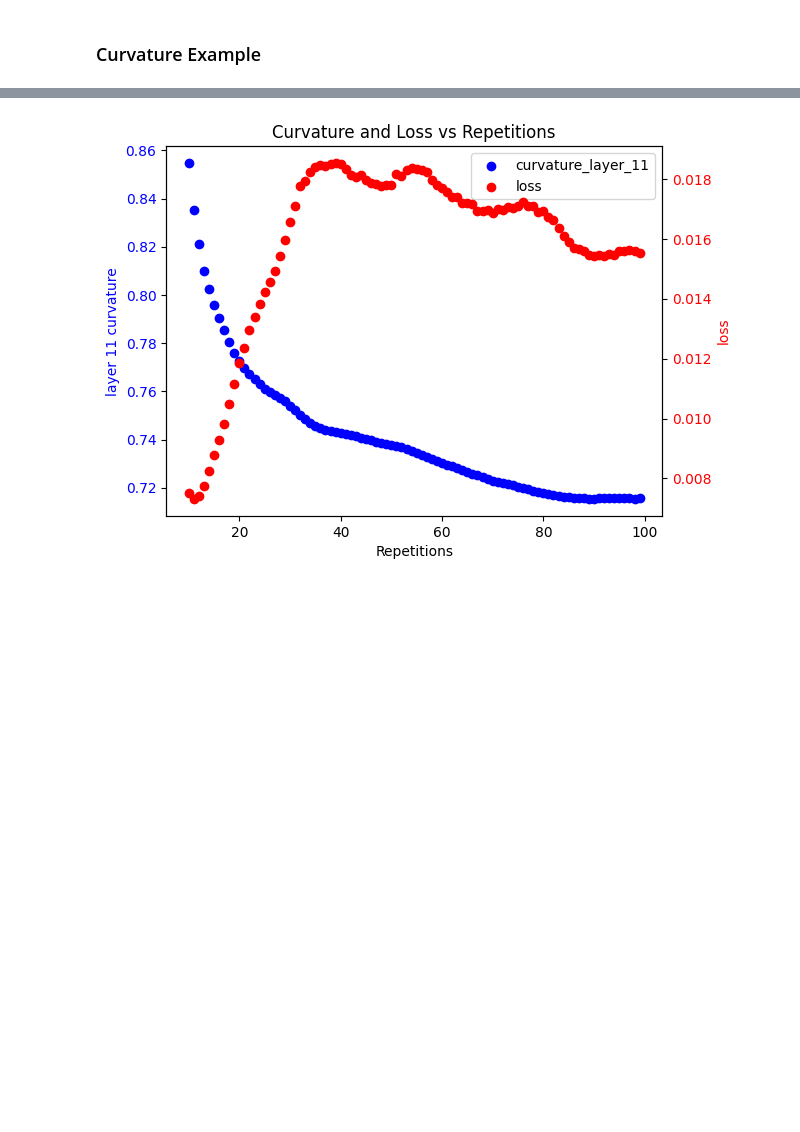
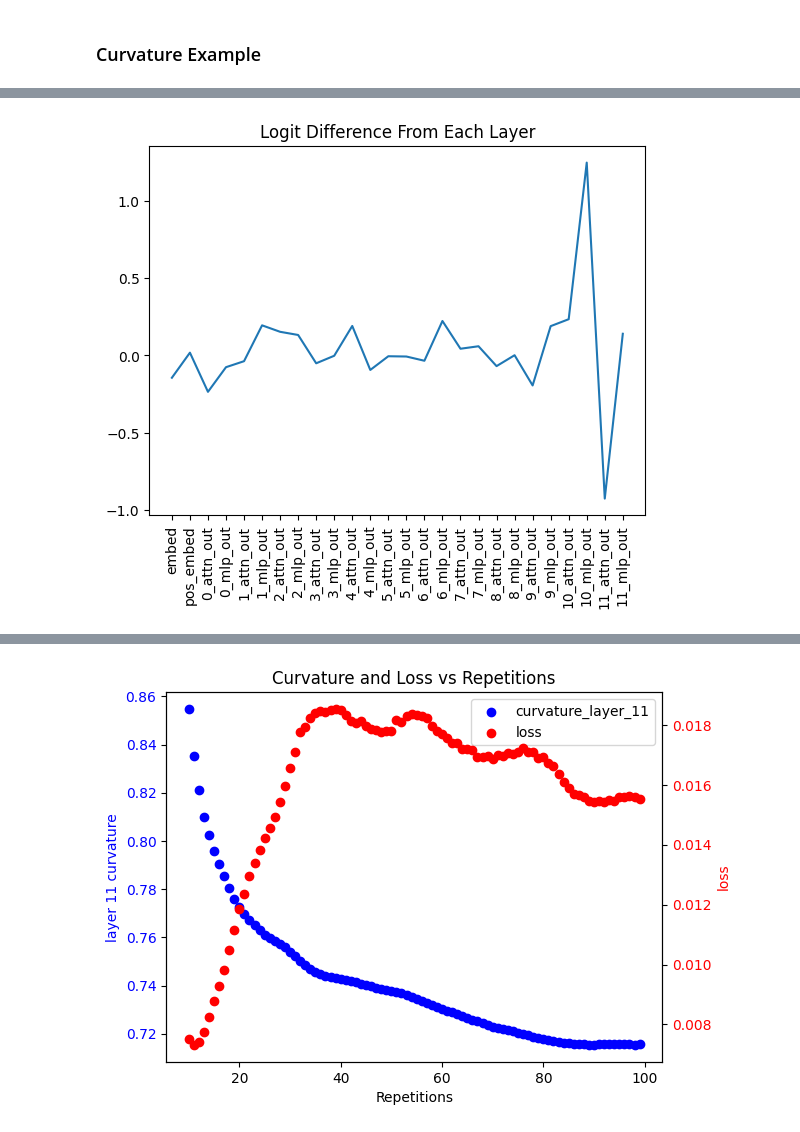
Before and after one commit to surajK610/transformer-curvature, a Jupyter notebook: Curvature_Initial_Experiments.ipynb, the cells around one changed output, grey strips where cells are left out. Drawn from its saved outputs; the diff is of its cells as text; code cells hidden in the pictures; blank space fills up the shorter version.

```diff
--- a/Curvature_Initial_Experiments.ipynb
+++ b/Curvature_Initial_Experiments.ipynb
@@ -692,0 +787,36 @@ results1 = repeated_sequence_analysis(random_tokens[1], 100, model, global_c=Fal
+# %%
+prompts = [
+    # " a b c d",
+    #" a b c d a b c d",
+     " a b c d a b c d a b c d",
+    # " a b c d a b c d a b c d a b c d",
+    # " e f g h e f g h e f g h e f g h",
+    # " w x y z w x y z w x y z w x y z",
+
+]
+answers = [
+    (" a", " b"),
+    # (" e", " f"),
+    # (" w", " x")
+]
+answer_tokens = torch.tensor([[model.to_single_token(corr), model.to_single_token(incorr)] for corr, incorr in answers]).cuda()
+
+tokens = model.to_tokens(prompts, prepend_bos=True)
+tokens = tokens.cuda()
+
+original_logits, cache = model.run_with_cache(tokens)
+
+
+def logits_to_ave_logit_diff(logits, answer_tokens, per_prompt=False):
+    # Only the final logits are relevant for the answer
+    final_logits = logits[:, -1, :]
+    answer_logits = final_logits.gather(dim=-1, index=answer_tokens)
+    answer_logit_diff = answer_logits[:, 0] - answer_logits[:, 1]
+    if per_prompt:
+        return answer_logit_diff
+    else:
+        return answer_logit_diff.mean()
+
+print("Per prompt logit difference:", logits_to_ave_logit_diff(original_logits, answer_tokens, per_prompt=True))
+original_average_logit_diff = logits_to_ave_logit_diff(original_logits, answer_tokens)
+print("Average logit difference:", logits_to_ave_logit_diff(original_logits, answer_tokens).item())
@@ -693,2 +838,11 @@ results1 = repeated_sequence_analysis(random_tokens[1], 100, model, global_c=Fal
+# %%
+per_layer_residual, labels = cache.decompose_resid(layer=-1, pos_slice=-1, return_labels=True)
+per_layer_logit_diffs = residual_stack_to_logit_diff(per_layer_residual, cache)
+plt.plot(np.arange(model.cfg.n_layers*2+2)/2, utils.to_numpy(per_layer_logit_diffs))
+plt.title("Logit Difference From Each Layer")
+plt.xticks(np.arange(model.cfg.n_layers*2+2)/2, labels, rotation=90)
+plt.show()
+# %% [output]
+[figure, added]
 # %%
 for i in range(12):
```
Also changed, not shown: parts of 20 cells of this notebook, 4 other files.
